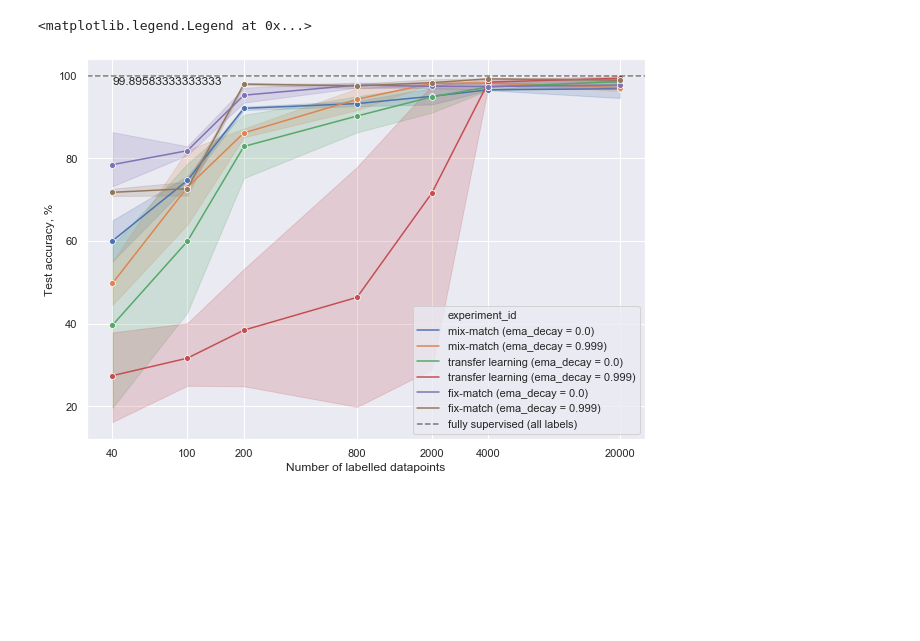
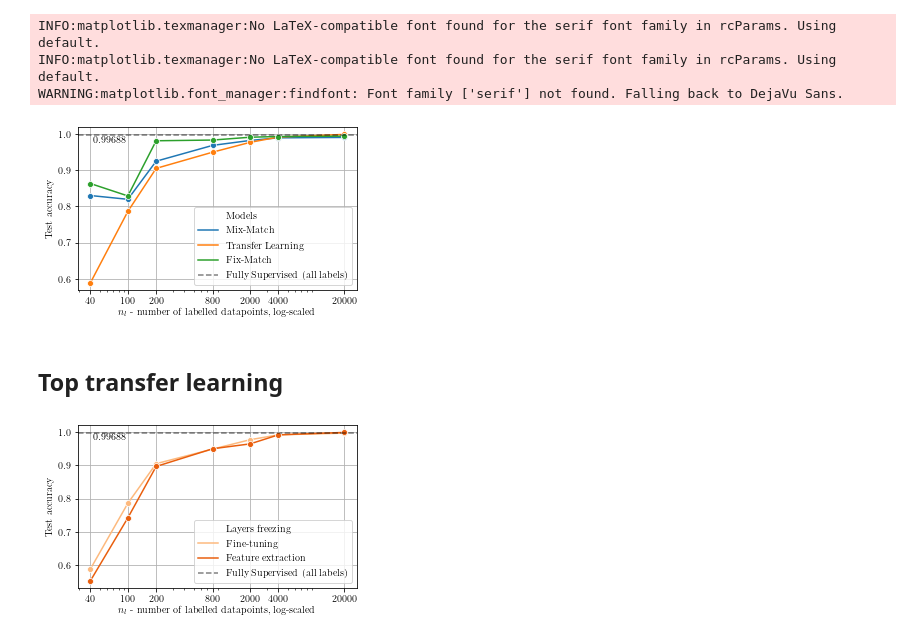
Before and after one commit to Valentyn1997/oct-diagn-semi-supervised, a Jupyter notebook: notebooks/01_experiments.ipynb, the cells around one changed output. Drawn from its saved outputs; the diff is of its cells as text; code cells hidden in the pictures; blank space fills up the shorter version.

Commit message:
Fix experiments bugs, add figures

```diff
--- a/notebooks/01_experiments.ipynb
+++ b/notebooks/01_experiments.ipynb
@@ -20,3 +40,3 @@ best_full_supervised = mlflow.search_runs(experiment_ids=['2'],
 # %%
 best_full_supervised_acc = best_full_supervised['metrics.acc_top1'].max()
-best_full_supervised_acc
+best_full_supervised_acc *= 0.01
@@ -72,16 +63,67 @@ grouped_max[grouped_max['params.n_labels_train'] == 200]
+# %%
+fig, ax = plt.subplots(1, 1, figsize = (5, 3))
+
+g = sns.lineplot(x="params.n_labels_train", y="value", hue="experiment_id",
+                 data=grouped_max[grouped_max['agg'] == 'max'], marker='o', ax=ax)
+ax.axhline(best_full_supervised_acc, alpha=0.5, color='black', linestyle='--', label='Fully Supervised (all labels)')
+ax.text(43, best_full_supervised_acc-0.02, f'{best_full_supervised_acc:.5f}')
+ax.set_xscale('log')
+# ax.set_yscale('logit')
+ax.set_xticks(sorted(grouped_max['params.n_labels_train'].unique()))
+
+ax.get_xaxis().set_major_formatter(ScalarFormatter())
+# ax.get_yaxis().set_major_formatter(FormatStrFormatter('%g'))
+# ax.get_yaxis().set_minor_formatter(NullFormatter())
+# ax.get_yaxis().set_ticks([0.5, 0.6, 0.7, 0.8, 0.9, 0.95, 0.98, 0.99, 0.995, 0.9995, 0.999])
+
+ax.set_xlabel('$n_l$ - number of labelled datapoints, log-scaled')
+ax.set_ylabel('Test accuracy')
+
+ax.legend().texts[0].set_text("Models")
+plt.grid()
+plt.savefig(f'{FIGURES_PATH}/best_models.pdf')
+# %% [output]
+INFO:matplotlib.texmanager:No LaTeX-compatible font found for the serif font family in rcParams. Using default.
+INFO:matplotlib.texmanager:No LaTeX-compatible font found for the serif font family in rcParams. Using default.
+WARNING:matplotlib.font_manager:findfont: Font family ['serif'] not found. Falling back to DejaVu Sans.
+[figure, added]
+# %% [markdown]
+## Top transfer learning
+# %%
+param_name = 'params.freeze_layers'
+# param_name = 'params.lr'
+# param_name = 'params.ema_decay'
+
+
+transfer_max = runs[runs['experiment_id'] == '2'].groupby(['params.n_labels_train', param_name])['metrics.acc_top1'].agg([max])
+transfer_max = transfer_max.stack()
+transfer_max = transfer_max.rename('value')
+transfer_max.index = transfer_max.index.rename('agg', level=2)
+transfer_max = transfer_max.reset_index()
+
+transfer_max['params.n_labels_train'] = transfer_max['params.n_labels_train'].astype(int)
+transfer_max.value *= 0.01
+transfer_max[param_name] = transfer_max[param_name].astype('category')
+
+transfer_max['params.freeze_layers'] = transfer_max['params.freeze_layers'].map({'False': 'Fine-tuning',
+                                                                                 'True': 'Feature extraction'})
 # %%
-fig, ax = plt.subplots(1, 1, figsize = (10, 7))
+fig, ax = plt.subplots(1, 1, figsize = (5, 3))
 
-sns.lineplot(x="params.n_labels_train", y="value", hue="experiment_id",
-             data=grouped_max.reset_index(), marker='o', ax=ax)
+g = sns.lineplot(x="params.n_labels_train", y="value", hue=param_name, palette="Oranges",
+                 data=transfer_max, marker='o', ax=ax)
+ax.axhline(best_full_supervised_acc, alpha=0.5, color='black', linestyle='--', label='Fully Supervised (all labels)')
+ax.text(43, best_full_supervised_acc-0.02, f'{best_full_supervised_acc:.5f}')
 ax.set_xscale('log')
-ax.set_xticks(sorted(grouped_max['params.n_labels_train'].unique()))
-ax.get_xaxis().set_major_formatter(matplotlib.ticker.ScalarFormatter())
-ax.axhline(best_full_supervised_acc, alpha=0.5, color='black', linestyle='--', label='fully supervised (all labels)')
-ax.text(40, best_full_supervised_acc-2, f'{best_full_supervised_acc}')
-ax.set_xlabel('Number of labelled datapoints')
-ax.set_ylabel('Test accuracy, %')
-plt.legend()
+ax.set_xticks(sorted(transfer_max['params.n_labels_train'].unique()))
+
+ax.get_xaxis().set_major_formatter(ScalarFormatter())
+
+ax.set_xlabel('$n_l$ - number of labelled datapoints, log-scaled')
+ax.set_ylabel('Test accuracy')
+
+ax.legend().texts[0].set_text("Layers freezing")
+plt.grid()
+plt.savefig(f'{FIGURES_PATH}/transfer_learning_freezing.pdf')
 # %% [output]
-<matplotlib.legend.Legend at 0x...>
-[figure, old version]
+[figure, new version]
```
Also changed, not shown: parts of 25 cells of this notebook, 11 other files.
